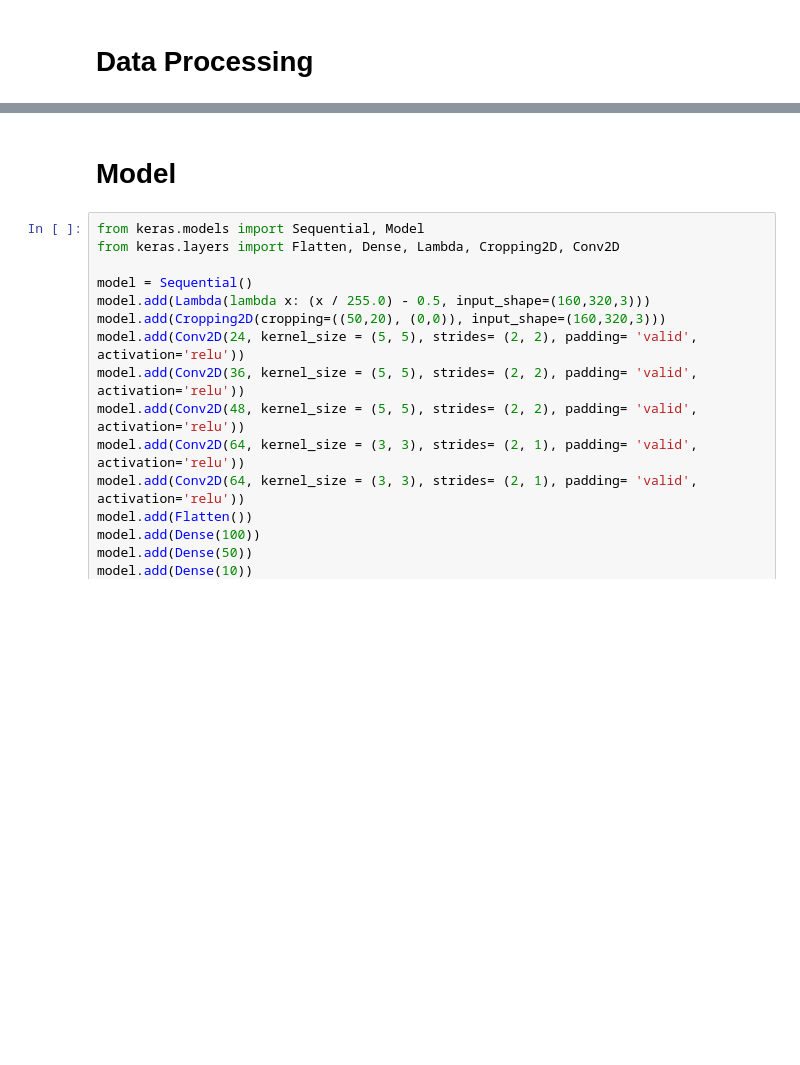
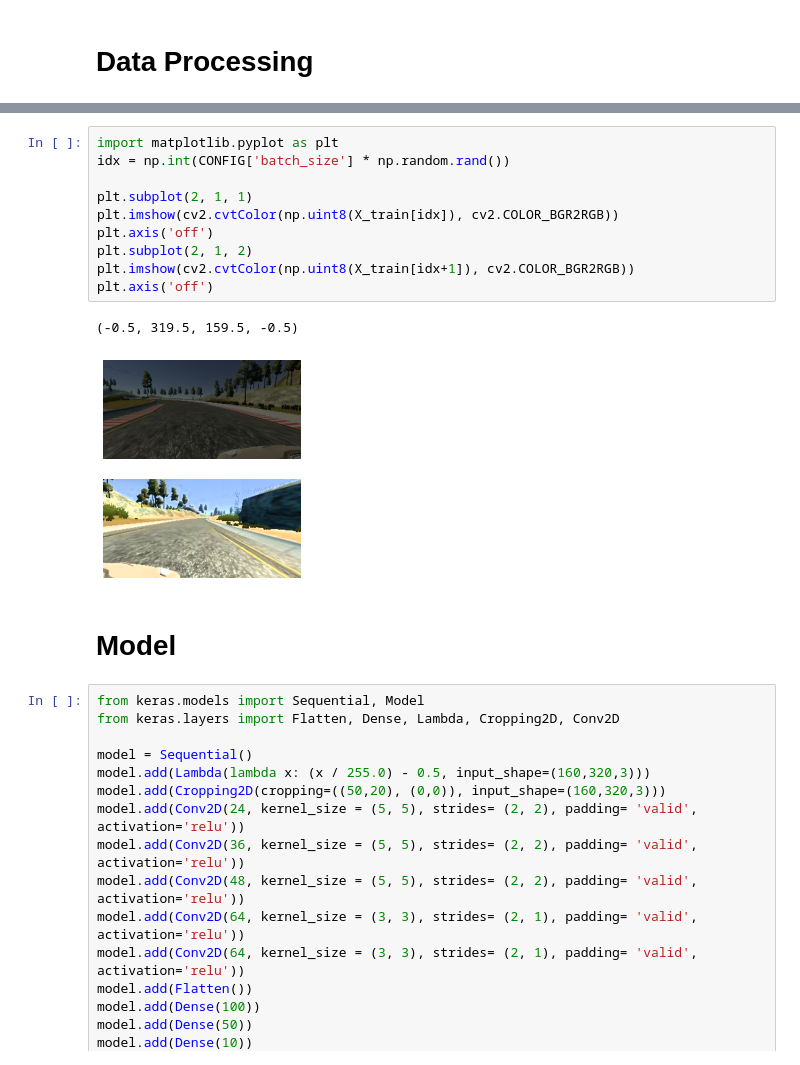
Before and after one commit to pjt9188/Udacity_SDC_Projects, a Jupyter notebook: Project4_BehavioralCloning/model.ipynb, the cells around one changed output, grey strips where cells are left out. Drawn from its saved outputs; the diff is of its cells as text; blank space fills up the shorter version.

```diff
--- a/Project4_BehavioralCloning/model.ipynb
+++ b/Project4_BehavioralCloning/model.ipynb
@@ -42,3 +213,16 @@ right
+# %%
+import matplotlib.pyplot as plt
+idx = np.int(CONFIG['batch_size'] * np.random.rand())
+
+plt.subplot(2, 1, 1)
+plt.imshow(cv2.cvtColor(np.uint8(X_train[idx]), cv2.COLOR_BGR2RGB))
+plt.axis('off')
+plt.subplot(2, 1, 2)
+plt.imshow(cv2.cvtColor(np.uint8(X_train[idx+1]), cv2.COLOR_BGR2RGB))
+plt.axis('off')
+# %% [output]
+(-0.5, 319.5, 159.5, -0.5)
+[figure, added]
 # %% [markdown]
 # Model
 # %%
```
Also changed, not shown: parts of 4 cells of this notebook, 5 other files.
